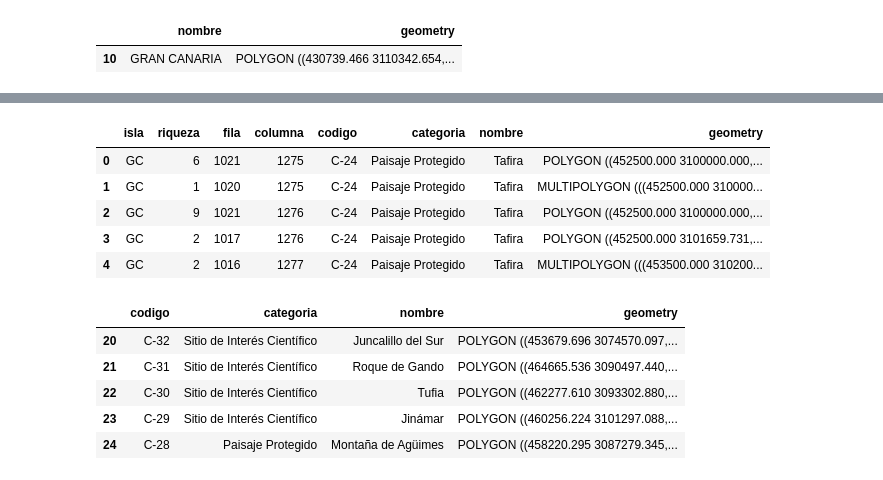
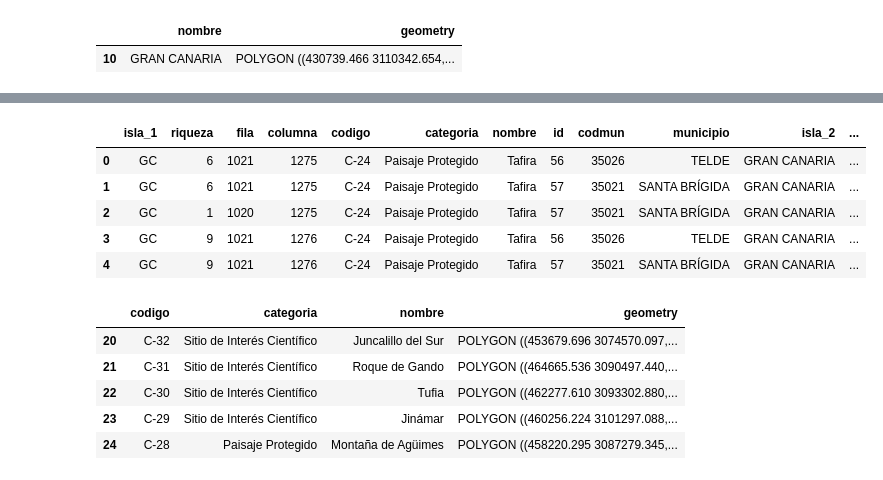
Before and after one commit to Juankkar/QGIS_IDECanarias_data, a Jupyter notebook: src/geopandas.ipynb, the cells around one changed output, grey strips where cells are left out. Saved outputs shown, nothing was run; the diff lists cells and outputs as text; code cells hidden in the pictures.

```diff
--- a/src/geopandas.ipynb
+++ b/src/geopandas.ipynb
@@ -58,6 +57,9 @@ Error al descargar https://opendata.sitcan.es/dataset/69378f67-7787-4921-b432-a4
 eennpp = gpd.read_file("..\\data\\eennpp.shp")
 islas_canarias = gpd.read_file("..\\data\\islas_generalizadas.shp")
 especies_protegidas = gpd.read_file("..\\data\\especies-protegidas.gpkg")
+mapa_geotecnico_grupos = gpd.read_file("..\\data\\gobcan_mapa-geotecnico_grupos-terreno-cte.shp")
+mapa_geotecnico_ug = gpd.read_file("..\\data\\gobcan_mapa-geotecnico_unidades-geologicas.shp")
+municipios = gpd.read_file("..\\data\\municipios.shp")
 # %%
 eennpp.head()
 # %% [output]
@@ -116,14 +139,17 @@ eennpp_bandama.head()
 # %%
 especies_protegiodas_tafira = gpd.overlay(especies_protegidas,
                                           eennpp_tafira,
                                           how="intersection")
-especies_protegiodas_tafira.head()
+especies_protegiodas_tafira_muni = gpd.overlay(especies_protegiodas_tafira,
+                                               municipios,
+                                               how="intersection")
+especies_protegiodas_tafira_muni.head()
 # %% [output]
-|  | isla | riqueza | fila | columna | codigo | categoria | nombre | geometry |
-| 0 | GC | 6 | 1021 | 1275 | C-24 | Paisaje Protegido | Tafira | POLYGON ((452500.000 3100000.000,... |
-| 1 | GC | 1 | 1020 | 1275 | C-24 | Paisaje Protegido | Tafira | MULTIPOLYGON (((452500.000 310000... |
-| 2 | GC | 9 | 1021 | 1276 | C-24 | Paisaje Protegido | Tafira | POLYGON ((452500.000 3100000.000,... |
-| 3 | GC | 2 | 1017 | 1276 | C-24 | Paisaje Protegido | Tafira | POLYGON ((452500.000 3101659.731,... |
-| 4 | GC | 2 | 1016 | 1277 | C-24 | Paisaje Protegido | Tafira | MULTIPOLYGON (((453500.000 310200... |
+|  | isla_1 | riqueza | fila | columna | codigo | categoria | nombre | id | codmun | municipio | isla_2 | ... |
+| 0 | GC | 6 | 1021 | 1275 | C-24 | Paisaje Protegido | Tafira | 56 | 35026 | TELDE | GRAN CANARIA | ... |
+| 1 | GC | 6 | 1021 | 1275 | C-24 | Paisaje Protegido | Tafira | 57 | 35021 | SANTA BRÍGIDA | GRAN CANARIA | ... |
+| 2 | GC | 1 | 1020 | 1275 | C-24 | Paisaje Protegido | Tafira | 57 | 35021 | SANTA BRÍGIDA | GRAN CANARIA | ... |
+| 3 | GC | 9 | 1021 | 1276 | C-24 | Paisaje Protegido | Tafira | 56 | 35026 | TELDE | GRAN CANARIA | ... |
+| 4 | GC | 9 | 1021 | 1276 | C-24 | Paisaje Protegido | Tafira | 57 | 35021 | SANTA BRÍGIDA | GRAN CANARIA | ... |
 # %%
 filtro = eennpp["codigo"].str.startswith("C")
```
Also changed, not shown: parts of 12 cells of this notebook, 3 other files.
